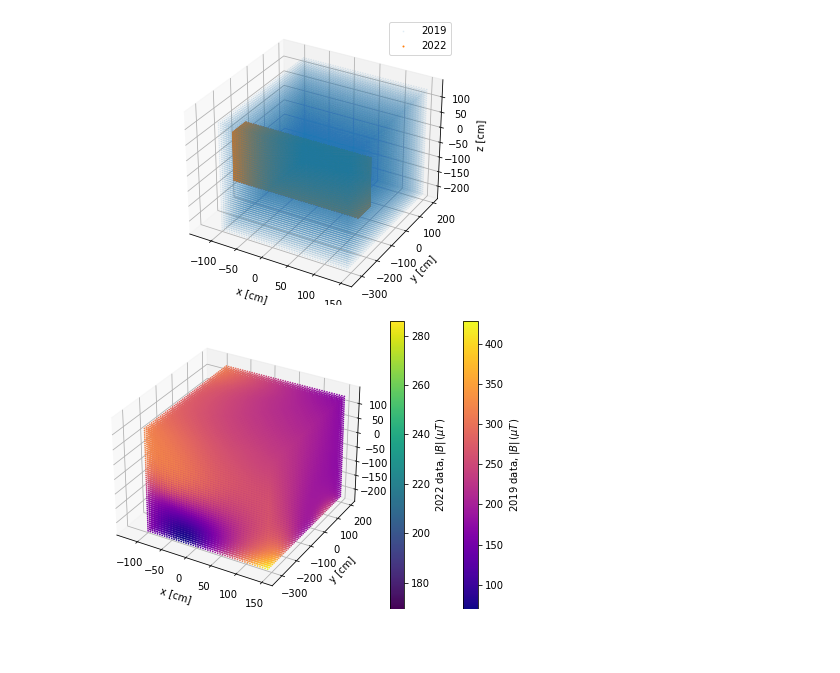
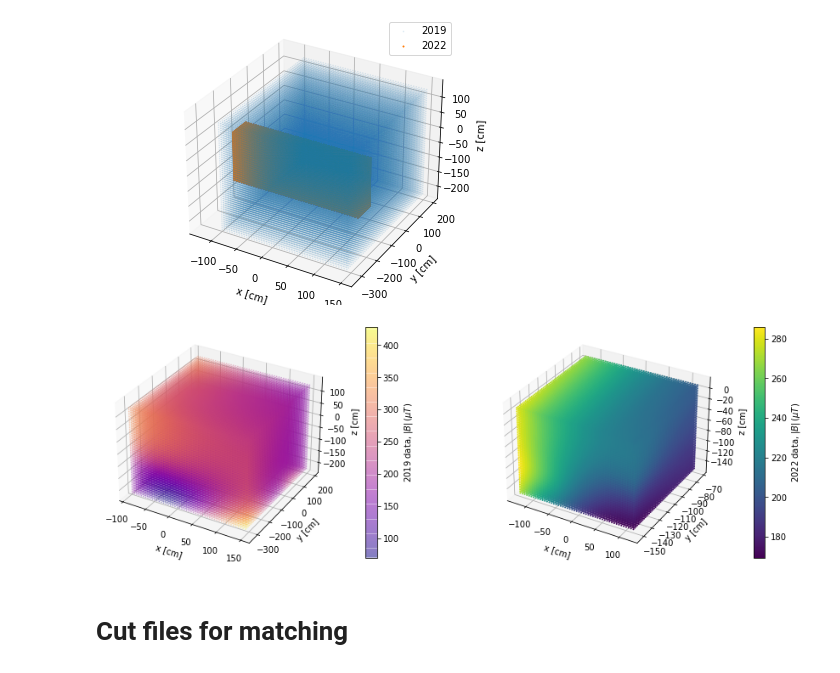
Before and after one commit to eklem1/MesonMagMapping, a Jupyter notebook: Fall_2022/ComparingMaps.ipynb, the cells around one changed output. Cells and saved outputs as stored; diff of their text form; code cells hidden in the pictures; blank space fills up the shorter version.

Commit message:
starting to compare the two data sets, need to fix offset still on new data

```diff
--- a/Fall_2022/ComparingMaps.ipynb
+++ b/Fall_2022/ComparingMaps.ipynb
@@ -98,23 +111,28 @@ plt.show()
 # %% [output]
 [figure]
 # %%
-fig = plt.figure() #figsize=(11, 5)
-axes = mplot3d.Axes3D(fig)
+fig = plt.figure(figsize=(15,5))
+ax1 = fig.add_subplot(1, 2, 1, projection='3d')
+ax2 = fig.add_subplot(1, 2, 2, projection='3d')
 
 B1_19 = np.sqrt(data_19['B_x']**2 + data_19['B_y']**2 + data_19['B_z']**2 )*100 #muT
-Q_19 = axes.scatter(data_19['x'], data_19['y'], data_19['z'],c=B1_19, s=.5, alpha=1, cmap=cm.plasma)
+Q_19 = ax1.scatter(data_19['x'], data_19['y'], data_19['z'],c=B1_19, s=.5, alpha=1, cmap=cm.plasma)
 
-cbar_19 = fig.colorbar(Q_19, label='2019 data, $|B|\,(\mu T)$')
+cbar_19 = fig.colorbar(Q_19, label='2019 data, $|B|\,(\mu T)$', ax=ax1, pad=0.1)
 
 B1_22 = np.sqrt(data_22['B_x']**2 + data_22['B_y']**2 + data_22['B_z']**2 ) #muT
-Q_22 = axes.scatter(data_22['x'], data_22['y'], data_22['z'],c=B1_22, s=1, alpha=1, cmap=cm.viridis)
+Q_22 = ax2.scatter(data_22['x'], data_22['y'], data_22['z'],c=B1_22, s=1, alpha=1, cmap=cm.viridis)
 
-cbar_22 = fig.colorbar(Q_22, label='2022 data, $|B|\,(\mu T)$')
+cbar_22 = fig.colorbar(Q_22, label='2022 data, $|B|\,(\mu T)$', ax=ax2, pad=0.1)
 
-plt.subplots_adjust(wspace=0.0)
-axes.set_xlabel('x [cm]')
-axes.set_ylabel('y [cm]')
-axes.set_zlabel('z [cm]')
+ax1.set_xlabel('x [cm]')
+ax1.set_ylabel('y [cm]')
+ax1.set_zlabel('z [cm]')
+ax2.set_xlabel('x [cm]')
+ax2.set_ylabel('y [cm]')
+ax2.set_zlabel('z [cm]')
 plt.show()
 # %% [output]
-[figure, old version]
+[figure, new version]
+# %% [markdown]
+# Cut files for matching
```
Also changed, not shown: parts of 9 cells of this notebook, 5 other files.
